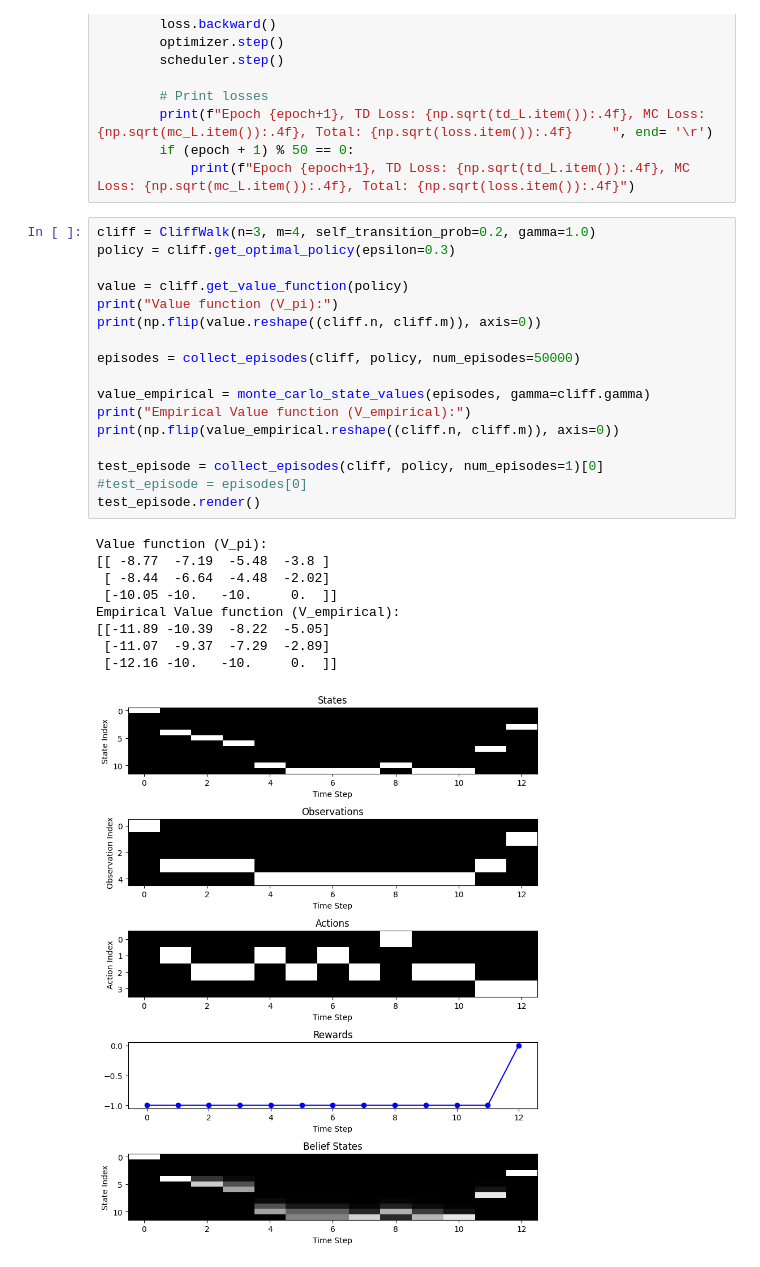
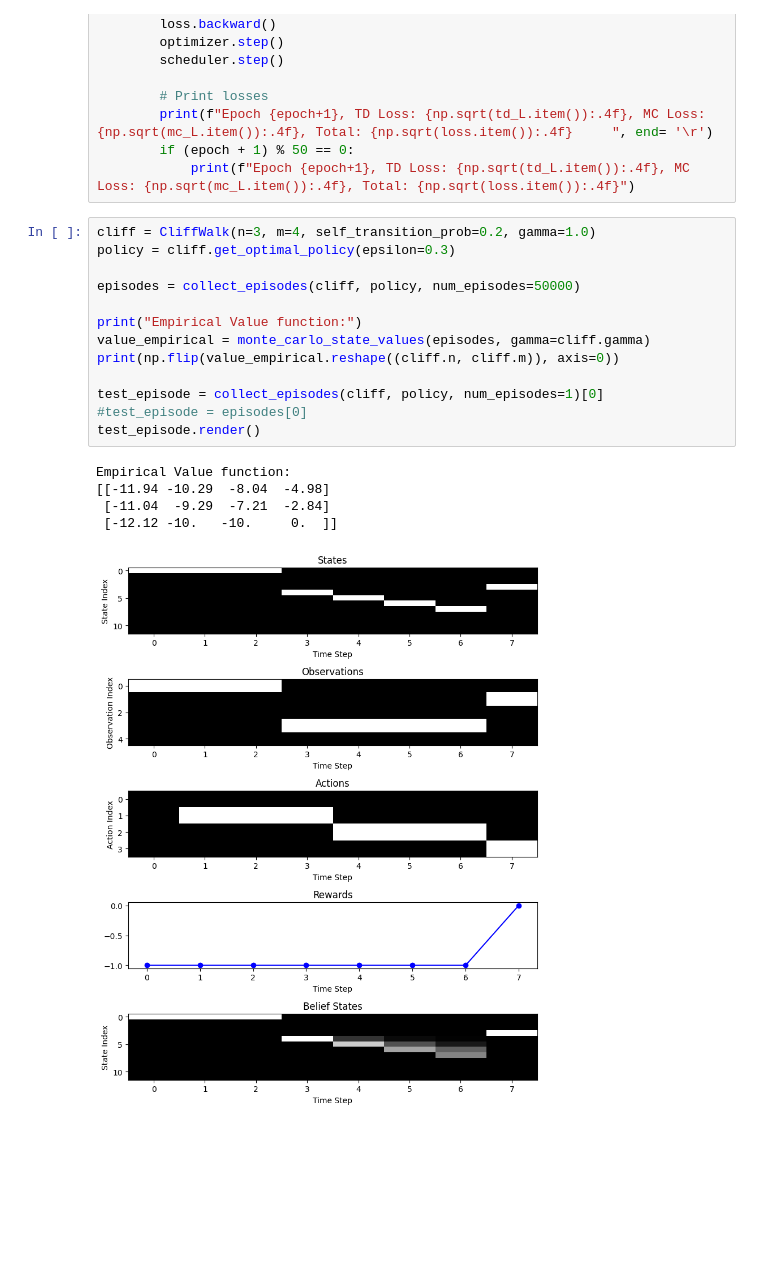
Before and after one commit to dkornai/belief-states-demo, a Jupyter notebook: test.ipynb, the cells around one changed output. Saved outputs shown, nothing was run; the diff lists cells and outputs as text; blank space fills up the shorter version.

```diff
--- a/test.ipynb
+++ b/test.ipynb
@@ -212,30 +146,22 @@ def train(model, episodes, test_episode, value=None, num_epochs=10, gamma=1.0, l
 # %%
 cliff = CliffWalk(n=3, m=4, self_transition_prob=0.2, gamma=1.0)
 policy = cliff.get_optimal_policy(epsilon=0.3)
 
-value = cliff.get_value_function(policy)
-print("Value function (V_pi):")
-print(np.flip(value.reshape((cliff.n, cliff.m)), axis=0))
-
 episodes = collect_episodes(cliff, policy, num_episodes=50000)
 
+print("Empirical Value function:")
 value_empirical = monte_carlo_state_values(episodes, gamma=cliff.gamma)
-print("Empirical Value function (V_empirical):")
 print(np.flip(value_empirical.reshape((cliff.n, cliff.m)), axis=0))
 
 test_episode = collect_episodes(cliff, policy, num_episodes=1)[0]
 #test_episode = episodes[0]
 test_episode.render()
 # %% [output]
-Value function (V_pi):
-[[ -8.77  -7.19  -5.48  -3.8 ]
- [ -8.44  -6.64  -4.48  -2.02]
- [-10.05 -10.   -10.     0.  ]]
-Empirical Value function (V_empirical):
-[[-11.89 -10.39  -8.22  -5.05]
- [-11.07  -9.37  -7.29  -2.89]
- [-12.16 -10.   -10.     0.  ]]
+Empirical Value function:
+[[-11.94 -10.29  -8.04  -4.98]
+ [-11.04  -9.29  -7.21  -2.84]
+ [-12.12 -10.   -10.     0.  ]]
-[figure, old version]
+[figure, new version]
 # %%
 input_dim = episodes[0].history.shape[1]  # Number of features in the history (observations + actions)
 
```
Also changed, not shown: parts of 8 cells of this notebook, 2 other files.
